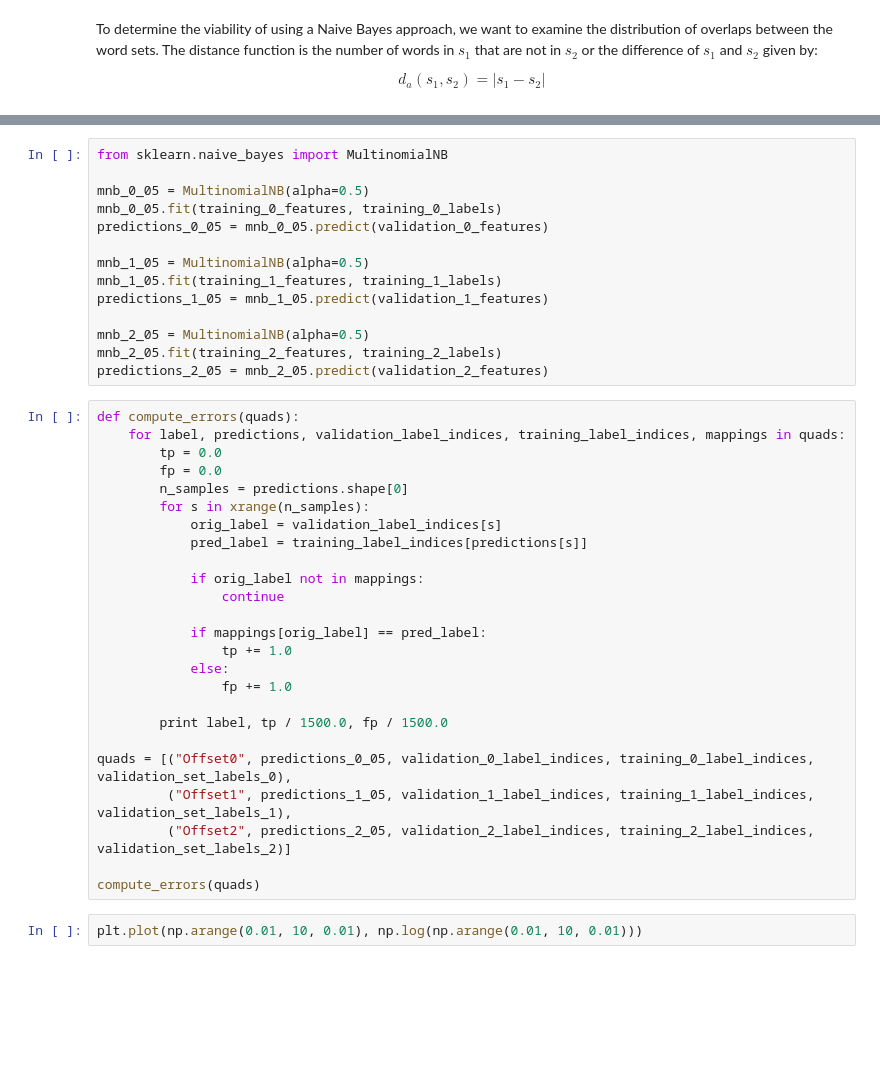
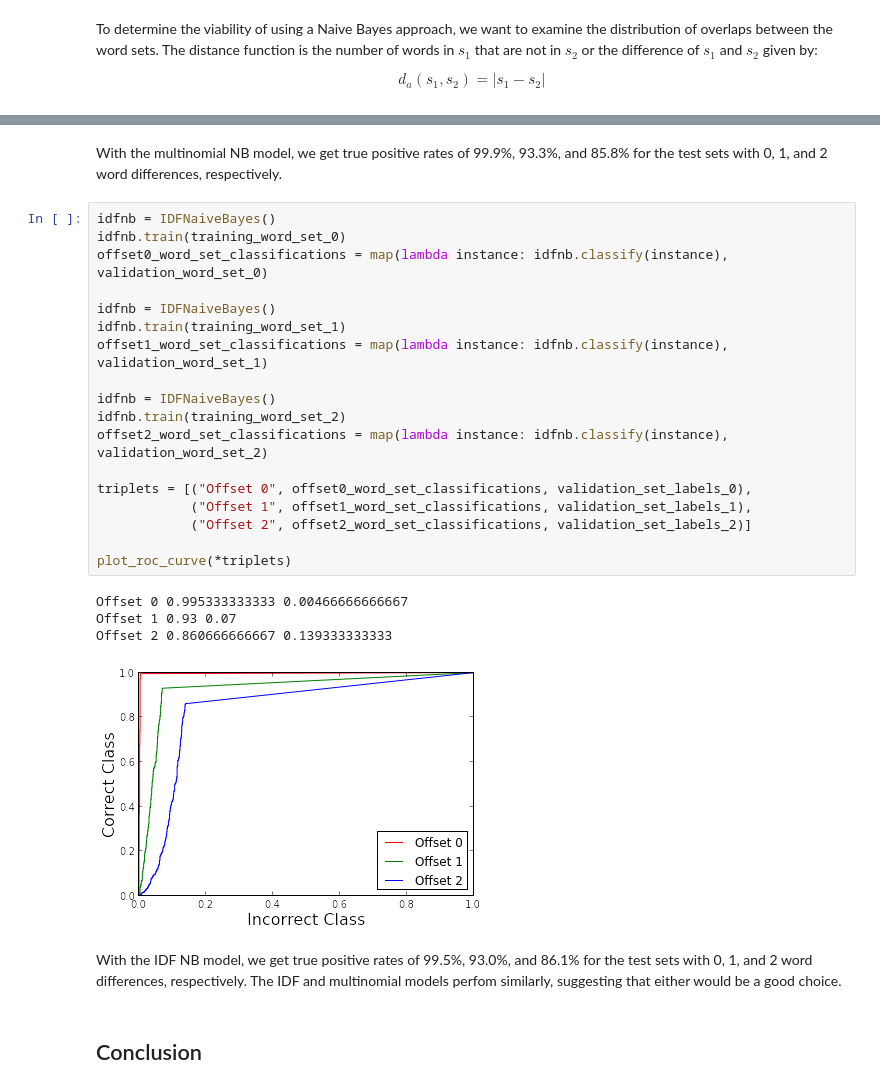
Before and after one commit to rnowling/project-sapphire, a Jupyter notebook: notebooks/Detecting Copied Text Using Unordered Word Sets and a Naive Bayes Classifier.ipynb, the cells around one changed output, grey strips where cells are left out. Drawn from its saved outputs; the diff is of its cells as text; blank space fills up the shorter version.

```diff
--- a/notebooks/Detecting Copied Text Using Unordered Word Sets and a Naive Bayes Classifier.ipynb
+++ b/notebooks/Detecting Copied Text Using Unordered Word Sets and a Naive Bayes Classifier.ipynb
@@ -655,41 +771,29 @@ compute_errors(quads)
-# %%
-from sklearn.naive_bayes import MultinomialNB
-
-mnb_0_05 = MultinomialNB(alpha=0.5)
-mnb_0_05.fit(training_0_features, training_0_labels)
-predictions_0_05 = mnb_0_05.predict(validation_0_features)
-
-mnb_1_05 = MultinomialNB(alpha=0.5)
-mnb_1_05.fit(training_1_features, training_1_labels)
-predictions_1_05 = mnb_1_05.predict(validation_1_features)
-
-mnb_2_05 = MultinomialNB(alpha=0.5)
-mnb_2_05.fit(training_2_features, training_2_labels)
-predictions_2_05 = mnb_2_05.predict(validation_2_features)
-# %%
-def compute_errors(quads):
-    for label, predictions, validation_label_indices, training_label_indices, mappings in quads:
-        tp = 0.0
-        fp = 0.0
-        n_samples = predictions.shape[0]
-        for s in xrange(n_samples):
-            orig_label = validation_label_indices[s]
-            pred_label = training_label_indices[predictions[s]]
-
-            if orig_label not in mappings:
-                continue
-
-            if mappings[orig_label] == pred_label:
-                tp += 1.0
-            else:
-                fp += 1.0
-
-        print label, tp / 1500.0, fp / 1500.0
-
-quads = [("Offset0", predictions_0_05, validation_0_label_indices, training_0_label_indices, validation_set_labels_0),
-         ("Offset1", predictions_1_05, validation_1_label_indices, training_1_label_indices, validation_set_labels_1),
-         ("Offset2", predictions_2_05, validation_2_label_indices, training_2_label_indices, validation_set_labels_2)]
-
-compute_errors(quads)
-# %%
-plt.plot(np.arange(0.01, 10, 0.01), np.log(np.arange(0.01, 10, 0.01)))
+# %% [markdown]
+With the multinomial NB model, we get true positive rates of 99.9%, 93.3%, and 85.8% for the test sets with 0, 1, and 2 word differences, respectively.
+# %%
+idfnb = IDFNaiveBayes()
+idfnb.train(training_word_set_0)
+offset0_word_set_classifications = map(lambda instance: idfnb.classify(instance), validation_word_set_0)
+
+idfnb = IDFNaiveBayes()
+idfnb.train(training_word_set_1)
+offset1_word_set_classifications = map(lambda instance: idfnb.classify(instance), validation_word_set_1)
+
+idfnb = IDFNaiveBayes()
+idfnb.train(training_word_set_2)
+offset2_word_set_classifications = map(lambda instance: idfnb.classify(instance), validation_word_set_2)
+
+triplets = [("Offset 0", offset0_word_set_classifications, validation_set_labels_0),
+            ("Offset 1", offset1_word_set_classifications, validation_set_labels_1),
+            ("Offset 2", offset2_word_set_classifications, validation_set_labels_2)]
+
+plot_roc_curve(*triplets)
+# %% [output]
+Offset 0 0.995333333333 0.00466666666667
+Offset 1 0.93 0.07
+Offset 2 0.860666666667 0.139333333333
+[figure, added]
+# %% [markdown]
+With the IDF NB model, we get true positive rates of 99.5%, 93.0%, and 86.1% for the test sets with 0, 1, and 2 word differences, respectively. The IDF and multinomial models perfom similarly, suggesting that either would be a good choice.
+# %% [markdown]
+## Conclusion
```
Also changed, not shown: parts of 63 cells of this notebook.
